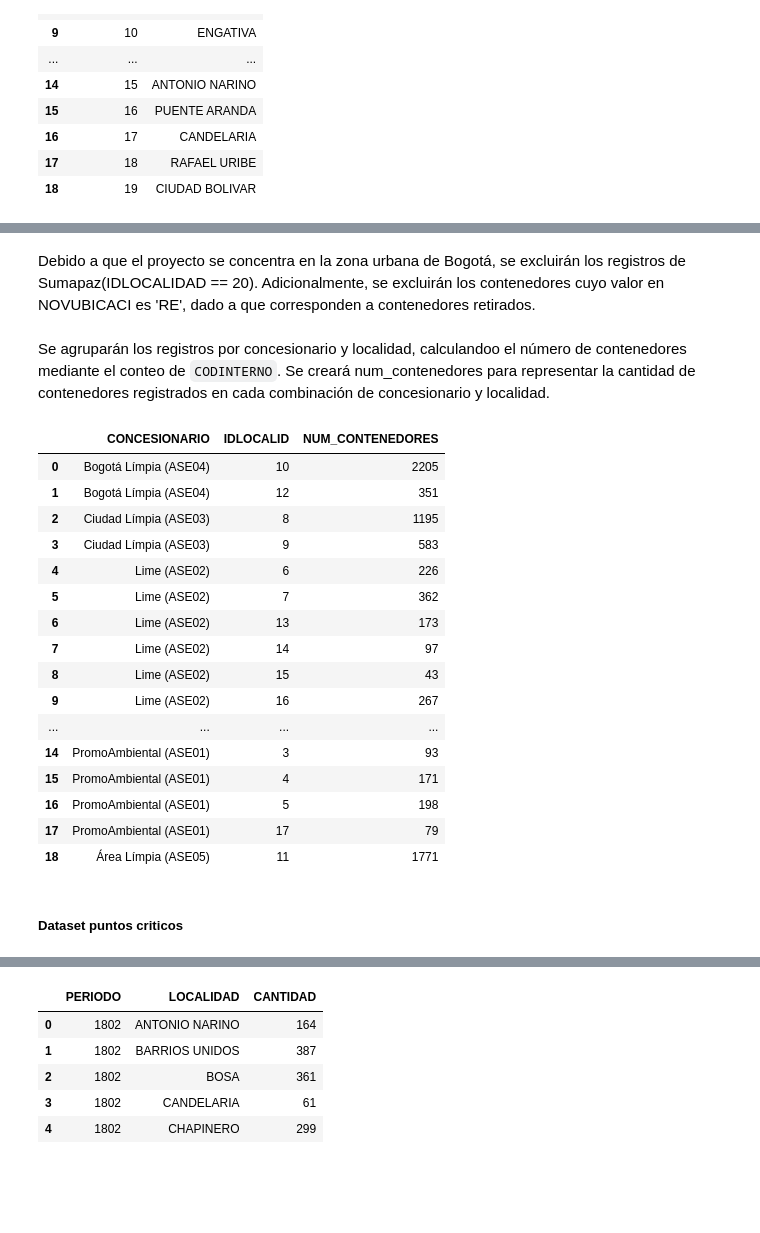
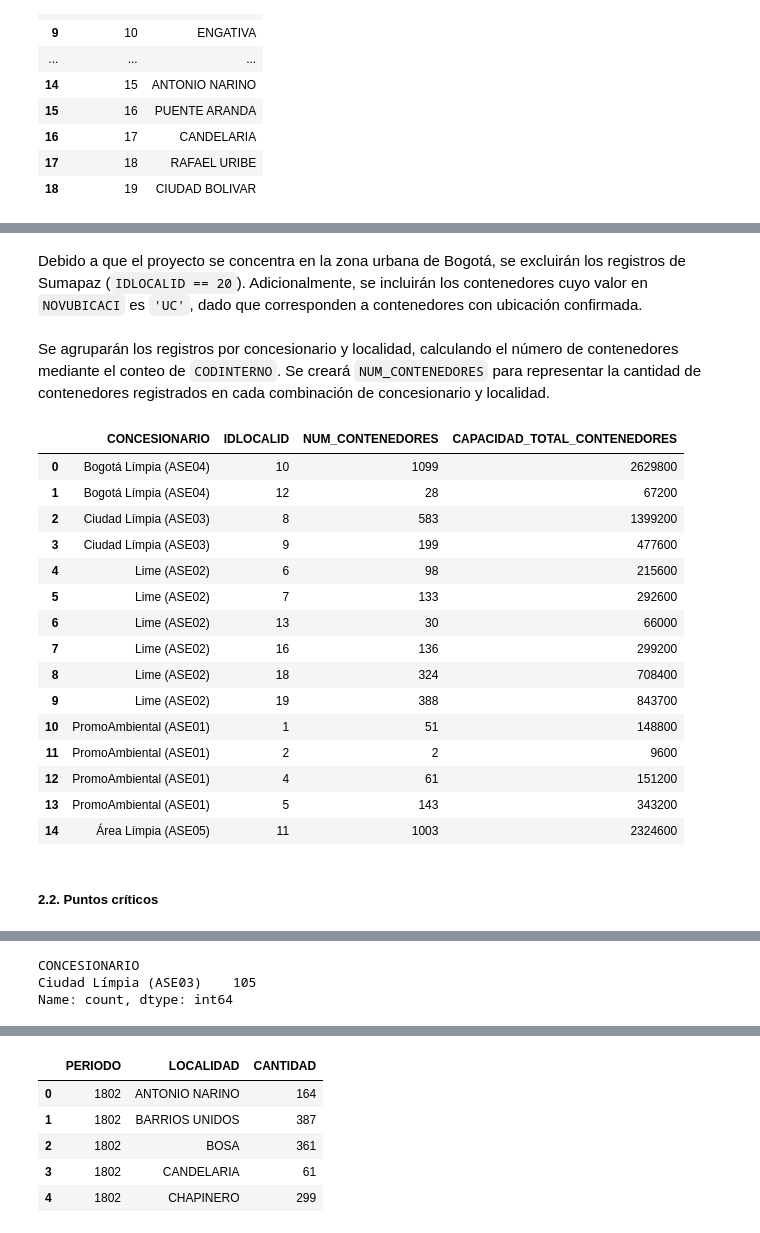
Before and after one commit to Ale92009/DATA1002_Proyecto2, a Jupyter notebook: notebooks/desarrollo.ipynb, the cells around one changed output, grey strips where cells are left out. Saved outputs shown, nothing was run; the diff lists cells and outputs as text; code cells hidden in the pictures; blank space fills up the shorter version.

```diff
--- a/notebooks/desarrollo.ipynb
+++ b/notebooks/desarrollo.ipynb
@@ -294,5 +243,11 @@ Se seleccionaran únicamente las variables necesarias para identificar el conces
 # %%
-columns_contenedores = ['CONCESIONARIO', 'IDLOCALID','CODINTERNO', 'NOVUBICACI']
-df_contenedores = df_contenedores[columns_contenedores]
-df_contenedores
+columns_contenedores = [
+    'CONCESIONARIO',
+    'IDLOCALID',
+    'CODINTERNO',
+    'NOVUBICACI',
+    'CAPACIDAD'
+]
+contenedores = df_contenedores[columns_contenedores]
+contenedores
 # %% [output]
@@ -312,33 +267,43 @@ df_contenedores
 # %% [markdown]
-Debido a que el proyecto se concentra en la zona urbana de Bogotá, se excluirán los registros de Sumapaz(IDLOCALIDAD == 20). Adicionalmente, se excluirán los contenedores cuyo valor en NOVUBICACI es 'RE', dado a que corresponden a contenedores retirados.
+Debido a que el proyecto se concentra en la zona urbana de Bogotá, se excluirán los registros de Sumapaz (`IDLOCALID == 20`). Adicionalmente, se incluirán los contenedores cuyo valor en `NOVUBICACI` es `'UC'`, dado que corresponden a contenedores con ubicación confirmada.
 # %%
-df_contenedores_limpio = df_contenedores[(df_contenedores['IDLOCALID'] != 20) & (df_contenedores['NOVUBICACI'] != 'RE')]
+contenedores = (
+    contenedores[
+        (contenedores['IDLOCALID'] != 20) &
+        (contenedores['NOVUBICACI'] == 'UC')
+    ]
+)
 # %% [markdown]
-Se agruparán los registros por concesionario y localidad, calculandoo el número de contenedores mediante el conteo de `CODINTERNO`. Se creará num_contenedores para representar la cantidad de contenedores registrados en cada combinación de concesionario y localidad.
+Se agruparán los registros por concesionario y localidad, calculando el número de contenedores mediante el conteo de `CODINTERNO`. Se creará `NUM_CONTENEDORES` para representar la cantidad de contenedores registrados en cada combinación de concesionario y localidad.
 # %%
-contenedores = df_contenedores_limpio.groupby(['CONCESIONARIO', 'IDLOCALID'], as_index=False).agg(
-    NUM_CONTENEDORES=('CODINTERNO', 'count'))
+contenedores = (
+    contenedores
+    .groupby(['CONCESIONARIO', 'IDLOCALID'], as_index = False)
+    .agg(
+        NUM_CONTENEDORES = ('CODINTERNO', 'count'),
+        CAPACIDAD_TOTAL_CONTENEDORES = ('CAPACIDAD', 'sum')
+        )
+)
 contenedores
 # %% [output]
-|  | CONCESIONARIO | IDLOCALID | NUM_CONTENEDORES |
-| 0 | Bogotá Límpia (ASE04) | 10 | 2205 |
-| 1 | Bogotá Límpia (ASE04) | 12 | 351 |
-| 2 | Ciudad Límpia (ASE03) | 8 | 1195 |
-| 3 | Ciudad Límpia (ASE03) | 9 | 583 |
-| 4 | Lime (ASE02) | 6 | 226 |
-| 5 | Lime (ASE02) | 7 | 362 |
-| 6 | Lime (ASE02) | 13 | 173 |
-| 7 | Lime (ASE02) | 14 | 97 |
-| 8 | Lime (ASE02) | 15 | 43 |
-| 9 | Lime (ASE02) | 16 | 267 |
-| ... | ... | ... | ... |
-| 14 | PromoAmbiental (ASE01) | 3 | 93 |
-| 15 | PromoAmbiental (ASE01) | 4 | 171 |
-| 16 | PromoAmbiental (ASE01) | 5 | 198 |
-| 17 | PromoAmbiental (ASE01) | 17 | 79 |
-| 18 | Área Límpia (ASE05) | 11 | 1771 |
+|  | CONCESIONARIO | IDLOCALID | NUM_CONTENEDORES | CAPACIDAD_TOTAL_CONTENEDORES |
+| 0 | Bogotá Límpia (ASE04) | 10 | 1099 | 2629800 |
+| 1 | Bogotá Límpia (ASE04) | 12 | 28 | 67200 |
+| 2 | Ciudad Límpia (ASE03) | 8 | 583 | 1399200 |
+| 3 | Ciudad Límpia (ASE03) | 9 | 199 | 477600 |
+| 4 | Lime (ASE02) | 6 | 98 | 215600 |
+| 5 | Lime (ASE02) | 7 | 133 | 292600 |
+| 6 | Lime (ASE02) | 13 | 30 | 66000 |
+| 7 | Lime (ASE02) | 16 | 136 | 299200 |
+| 8 | Lime (ASE02) | 18 | 324 | 708400 |
+| 9 | Lime (ASE02) | 19 | 388 | 843700 |
+| 10 | PromoAmbiental (ASE01) | 1 | 51 | 148800 |
+| 11 | PromoAmbiental (ASE01) | 2 | 2 | 9600 |
+| 12 | PromoAmbiental (ASE01) | 4 | 61 | 151200 |
+| 13 | PromoAmbiental (ASE01) | 5 | 143 | 343200 |
+| 14 | Área Límpia (ASE05) | 11 | 1003 | 2324600 |
 # %% [markdown]
-##### Dataset puntos criticos
+##### **2.2. Puntos críticos**
 # %%
 df_puntos_criticos.head()
 # %% [output]
@@ -369,3 +334,9 @@ Data columns (total 11 columns):
  10  LATITUD        711 non-null    float64
 dtypes: float64(3), int64(2), str(6)
 memory usage: 119.5 KB
+# %%
+df_puntos_criticos[df_puntos_criticos['OBSERVACION'].isna()]['CONCESIONARIO'].value_counts()
+# %% [output]
+CONCESIONARIO
+Ciudad Límpia (ASE03)    105
+Name: count, dtype: int64
```
Also changed, not shown: parts of 52 cells of this notebook, 7 other files.
